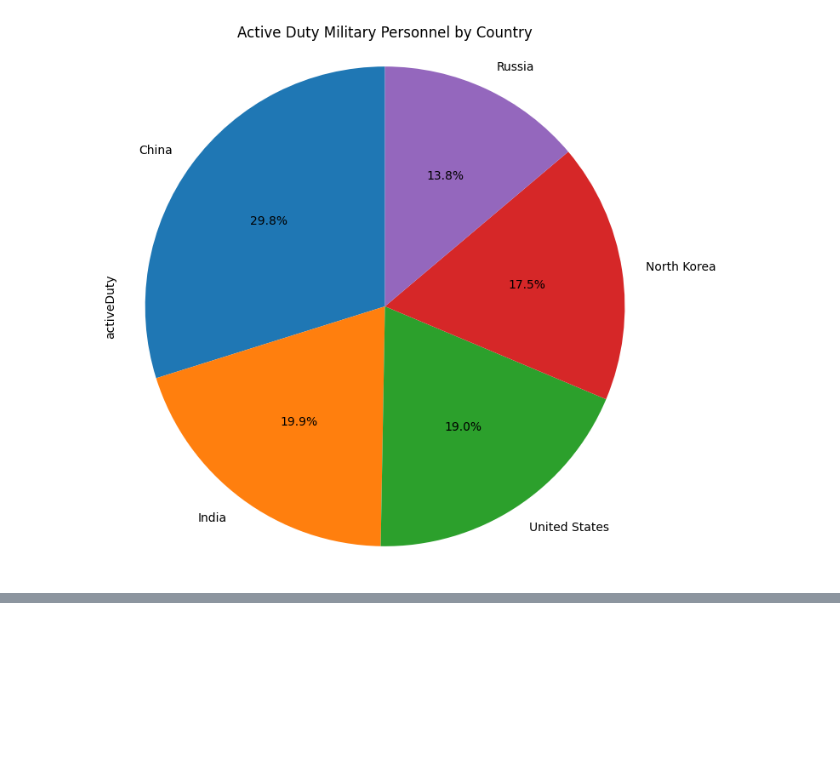
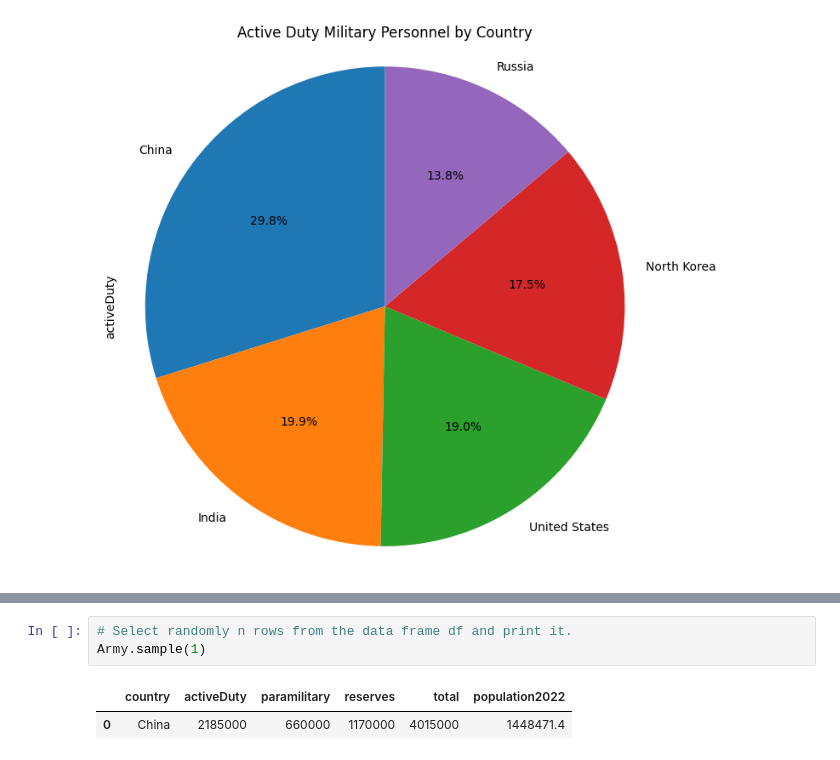
Before and after one commit to Gouravspopale/Research, a Jupyter notebook: Army.ipynb, the cells around one changed output, grey strips where cells are left out. Cells and saved outputs as stored; diff of their text form; blank space fills up the shorter version.

```diff
--- a/Army.ipynb
+++ b/Army.ipynb
@@ -52,0 +65,6 @@ plt.show()
+# %%
+# Select randomly n rows from the data frame df and print it.
+Army.sample(1)
+# %% [output]
+|  | country | activeDuty | paramilitary | reserves | total | population2022 |
+| 0 | China | 2185000 | 660000 | 1170000 | 4015000 | 1448471.4 |
```
Also changed, not shown: parts of 4 cells of this notebook.
